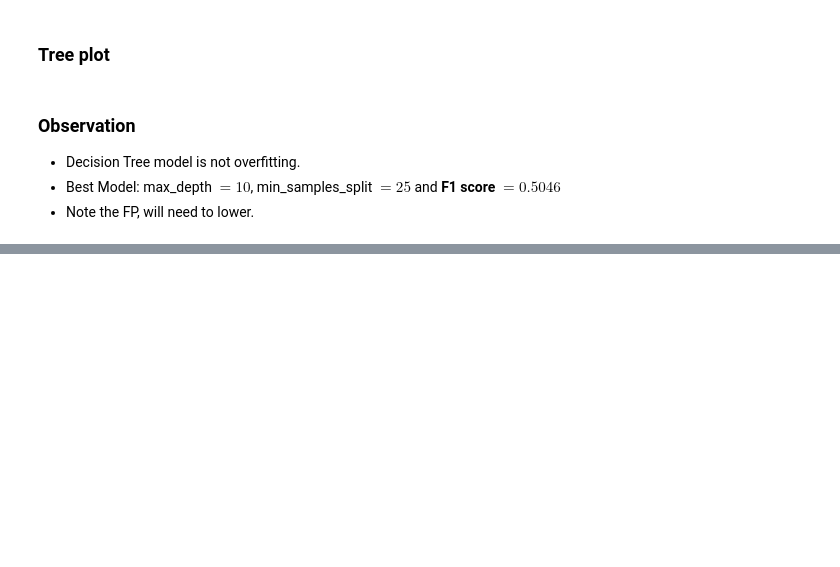
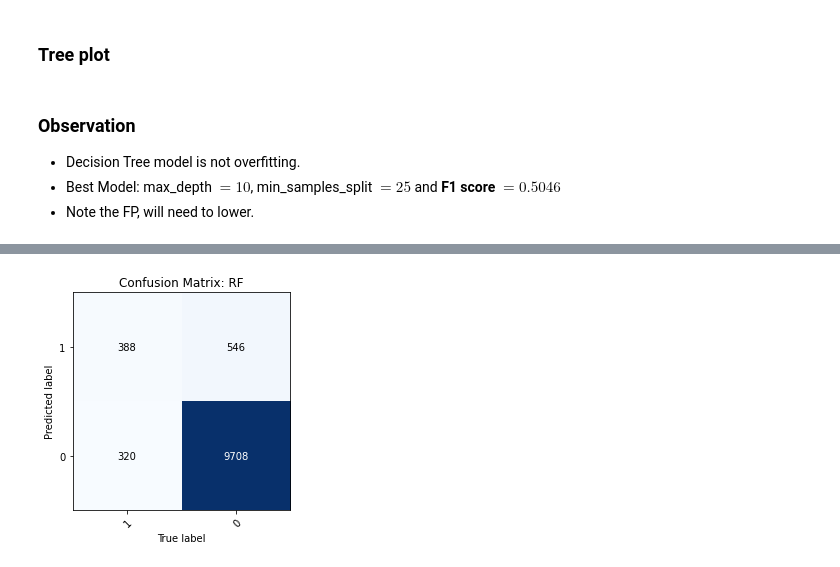
Before and after one commit to gunnerVivek/Employee-Promotion, a Jupyter notebook: 3-models.ipynb, the cells around one changed output, grey strips where cells are left out. Cells and saved outputs as stored; diff of their text form; code cells hidden in the pictures; blank space fills up the shorter version.

```diff
--- a/3-models.ipynb
+++ b/3-models.ipynb
@@ -610,0 +847,4 @@ plt.show()
+# %%
+plot_confusion_matrix(y[validate_index.values.flatten()], y_pred, RF_calibarted.classes_, title='Confusion Matrix: RF')
+# %% [output]
+[figure, added]
```
Also changed, not shown: parts of 30 cells of this notebook.
